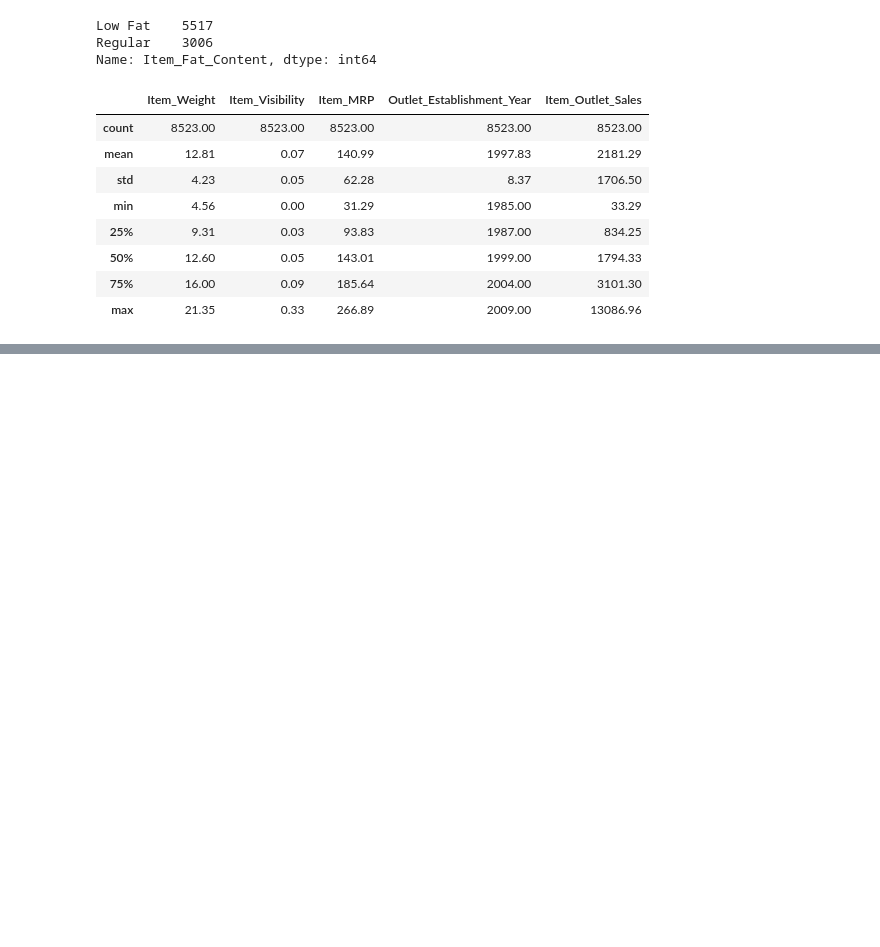
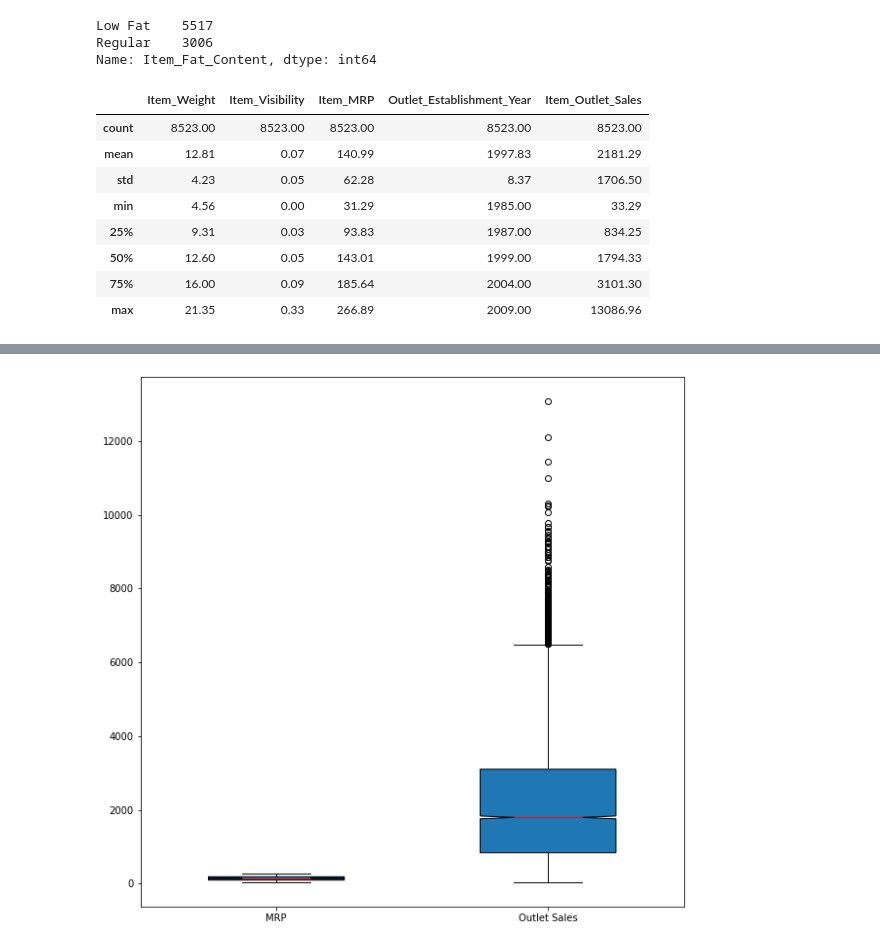
Before and after one commit to Swaghanaian/Food-Sales-Predictions, a Jupyter notebook: Food_Sales_Predictions.ipynb, the cells around one changed output, grey strips where cells are left out. Cells and saved outputs as stored; diff of their text form; code cells hidden in the pictures; blank space fills up the shorter version.

```diff
--- a/Food_Sales_Predictions.ipynb
+++ b/Food_Sales_Predictions.ipynb
@@ -178,0 +212,14 @@ df.describe().round(2)
+# %%
+from IPython.core.pylabtools import figsize
+mrp= df['Item_MRP']
+sales = df['Item_Outlet_Sales']
+fig,axes = plt.subplots(nrows=1,ncols=1, figsize=(10,10) )
+boxplots = axes.boxplot([mrp, sales], notch= True,labels = ['MRP','Outlet Sales'],
+             widths = .5,
+             patch_artist = True,
+             medianprops = dict(linestyle = '-',linewidth = 1, color = 'red'),
+             boxprops = dict(linestyle = '--', linewidth = 1, color = 'black'));
+
+#shows that the Supermarket is
+# %% [output]
+[figure, added]
```
Also changed, not shown: parts of 6 cells of this notebook.
